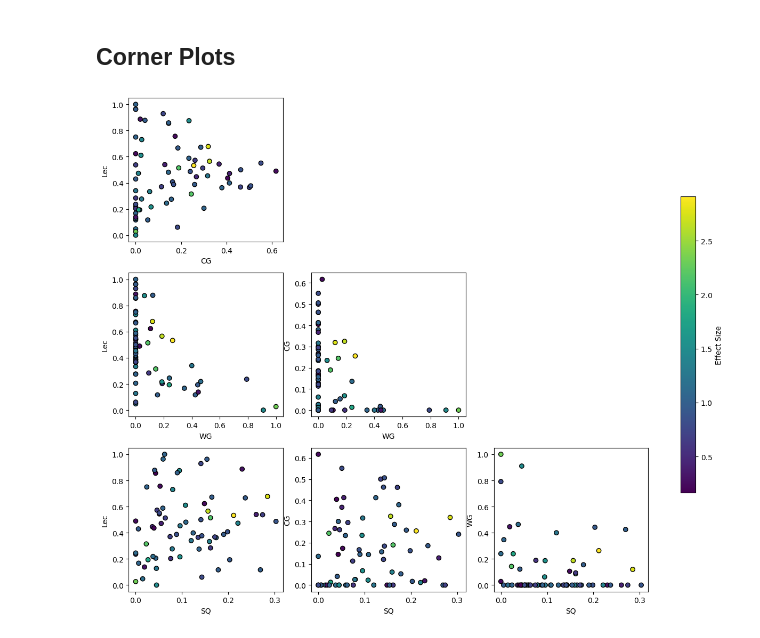
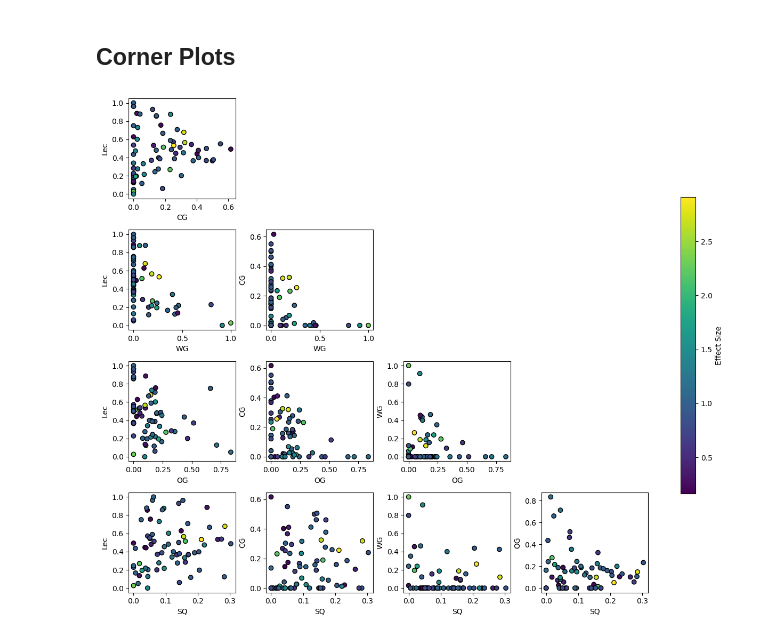
Before and after one commit to oross314/Modeling-Active-Learning-Classrooms, a Jupyter notebook: data_exploration_plots.ipynb, the cells around one changed output. Saved outputs shown, nothing was run; the diff lists cells and outputs as text; code cells hidden in the pictures.

```diff
--- a/data_exploration_plots.ipynb
+++ b/data_exploration_plots.ipynb
@@ -114,19 +72,0 @@ plt.show()
-# %%
-n_features = COPUS_data.shape[1]
-corr = np.corrcoef(published_COPUS_data.T)
-
-
-corr[corr == 1] = 0
-#label each pixel with the numeric value
-for i in range(n_features):
-    for j in range(n_features):
-        if j < i:
-            plt.text(j, i, f'{corr[i, j]:.2f}', ha='center', va='center', color='black')
-        else: corr[i,j] = 0
-plt.imshow(corr, vmin = -1, vmax=1, cmap='coolwarm')
-plt.colorbar()
-plt.xticks(np.arange(n_features), labels, rotation=45, ha='right')
-plt.yticks(np.arange(n_features), labels)
-plt.title('Correlation Matrix of COPUS Variables')
-plt.tight_layout()
-plt.show()
@@ -135,8 +73,7 @@ plt.show()
 # %% [markdown]
 ## COPUS Codes vs. Summary Statistics
 # %%
-#retained_labels = ['Lec', 'CG', 'WG', 'SQ', ]
-retained_labels = ['Lec', 'CG', 'WG', 'SQ', 'OG', 'PQ', '1o1', 'CQ']
+retained_labels =[ 'Lec', 'CG',  'WG', 'OG','SQ',  'PQ',  'CQ', ]
 
 n_features = len(retained_labels)
 COPUS_data = data[retained_labels].values
@@ -152,13 +89,13 @@ for i in range(n_features):
     ax[1, i].scatter(COPUS_data[:, i], gains, color='salmon', edgecolor='black')
     m, b = np.polyfit(COPUS_data[:, i], gains, 1)
     corr = np.corrcoef(COPUS_data[:, i], gains)[0, 1]**2
-    ax[1, i].plot(x0, m*x0 + b, color='blue', label = f'$R^2$ =  {corr:.2f}', alpha = .5  )
+    ax[1, i].plot(x0, m*x0 + b, '--', color='blue', label = f'$R^2$ =  {corr:.2f}', alpha = .5  )
     ax[1, i].legend()
 
     ax[2, i].scatter(COPUS_data[:, i], std_diffs, color='lightgreen', edgecolor='black')
     m, b = np.polyfit(COPUS_data[:, i], std_diffs, 1)
     corr = np.corrcoef(COPUS_data[:, i], std_diffs)[0, 1]**2
-    ax[2, i].plot(x0, m*x0 + b, color='blue', label = f'$R^2$ =  {corr:.2f}', alpha = .5  )
+    ax[2, i].plot(x0, m*x0 + b, '--',color='blue', label = f'$R^2$ =  {corr:.2f}', alpha = .5  )
     ax[2, i].legend()
 
 
@@ -166,7 +103,7 @@ for i in range(n_features):
     ax[3, i].set_xlabel(retained_labels[i])
     m, b = np.polyfit(COPUS_data[:, i], effect_sizes, 1)
     corr = np.corrcoef(COPUS_data[:, i], effect_sizes)[0, 1]**2
-    ax[3, i].plot(x0, m*x0 + b, color='blue', label = f'$R^2$ =  {corr:.2f}', alpha = .5  )
+    ax[3, i].plot(x0, m*x0 + b, '--', color='blue', label = f'$R^2$ =  {corr:.2f}', alpha = .5  )
     ax[3, i].legend()
 ax[0, 0].set_ylabel('Count')
 ax[1, 0].set_ylabel('Change in mean (gain)')
@@ -202,9 +136,0 @@ plt.show()
-# %%
-#plot distributions of pretest and posttest means and stds
-fig, ax = plt.subplots(1, 4, figsize=(16, 4))
-labels = ['PreMean', 'PostMean', 'PreStd', 'PostStd']
-for i in range(len(labels)):
-    ax[i].hist(data[labels[i]], bins=20, color='lightgray', edgecolor='black')
-    print(f'{labels[i]}: mean={data[labels[i]].mean():.2f}, std={data[labels[i]].std():.2f}, min={data[labels[i]].min():.2f}, max={data[labels[i]].max():.2f}')
-    #ax[i].set_title(labels[i])
-    ax[i].set_xlabel(labels[i])
@@ -256,19 +180,19 @@ plt.show()
 ## Corner Plots
 # %%
 # make scatter plots of WG, SQ, CG, and lec vs each other
-fig, ax = plt.subplots(3, 3, figsize=(13, 10))
-for i in range(1, 4):
-    for k in range( 3):
+fig, ax = plt.subplots(4, 4, figsize=(13, 10))
+for i in range(1, 5):
+    for k in range( 4):
         if k <i:
             ax[i-1, k].scatter(COPUS_data[:, i], COPUS_data[:, k], c = effect_sizes, edgecolor='black')
             ax[i-1, k].set_xlabel(retained_labels[i])
             ax[i-1, k].set_ylabel(retained_labels[k])
         else:
             ax[i-1, k].axis('off')
 #fig.suptitle('Scatter Plots of COPUS Variables Colored by Effect Size')
 plt.tight_layout()
 fig.colorbar(ax[0, 0].collections[0], ax=ax, location='right', label='Effect Size', shrink=0.6,)
 
 plt.show()
 # %% [output]
-[figure, old version]
+[figure, new version]
```
Also changed, not shown: parts of 11 cells of this notebook, 9 other files.
